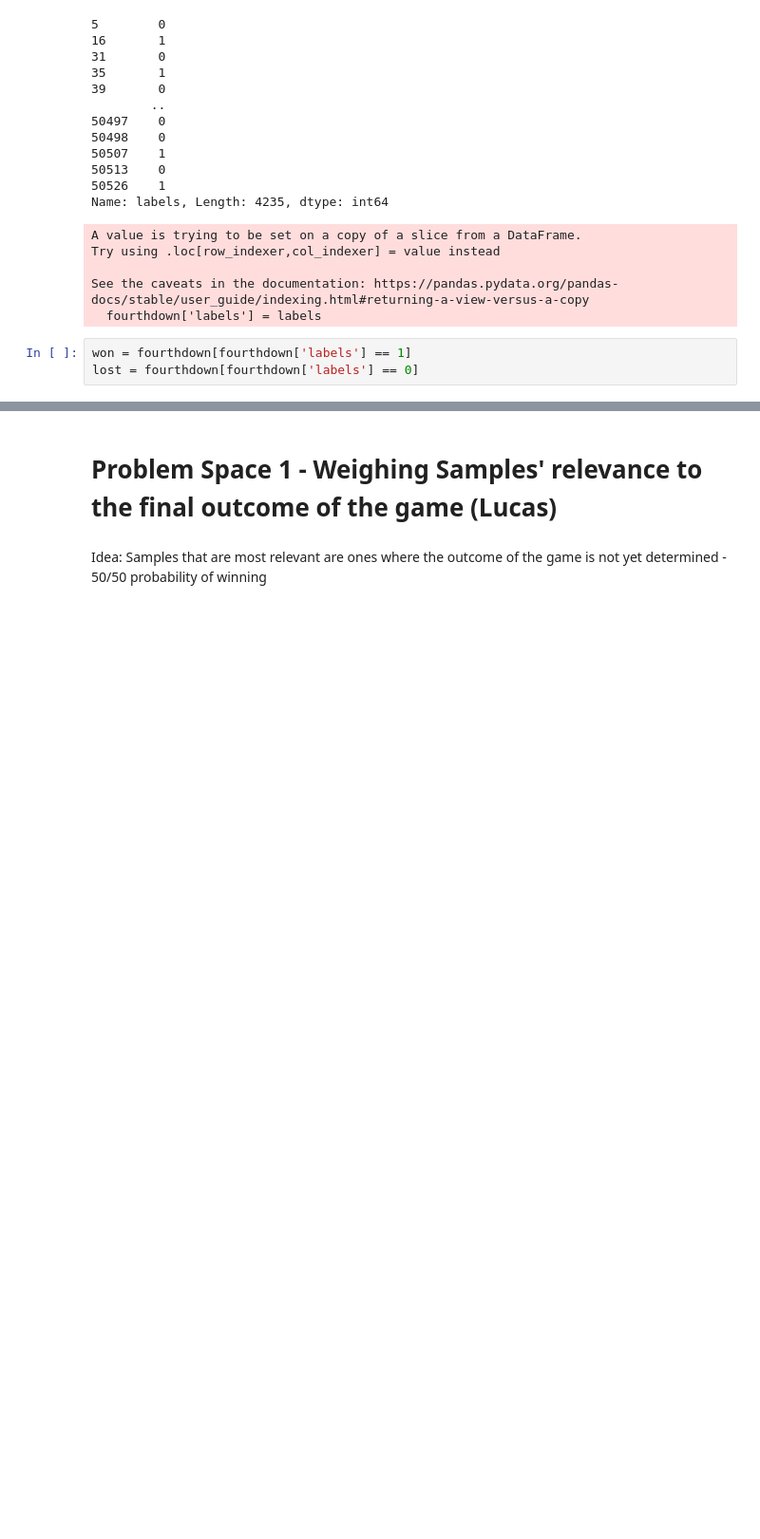
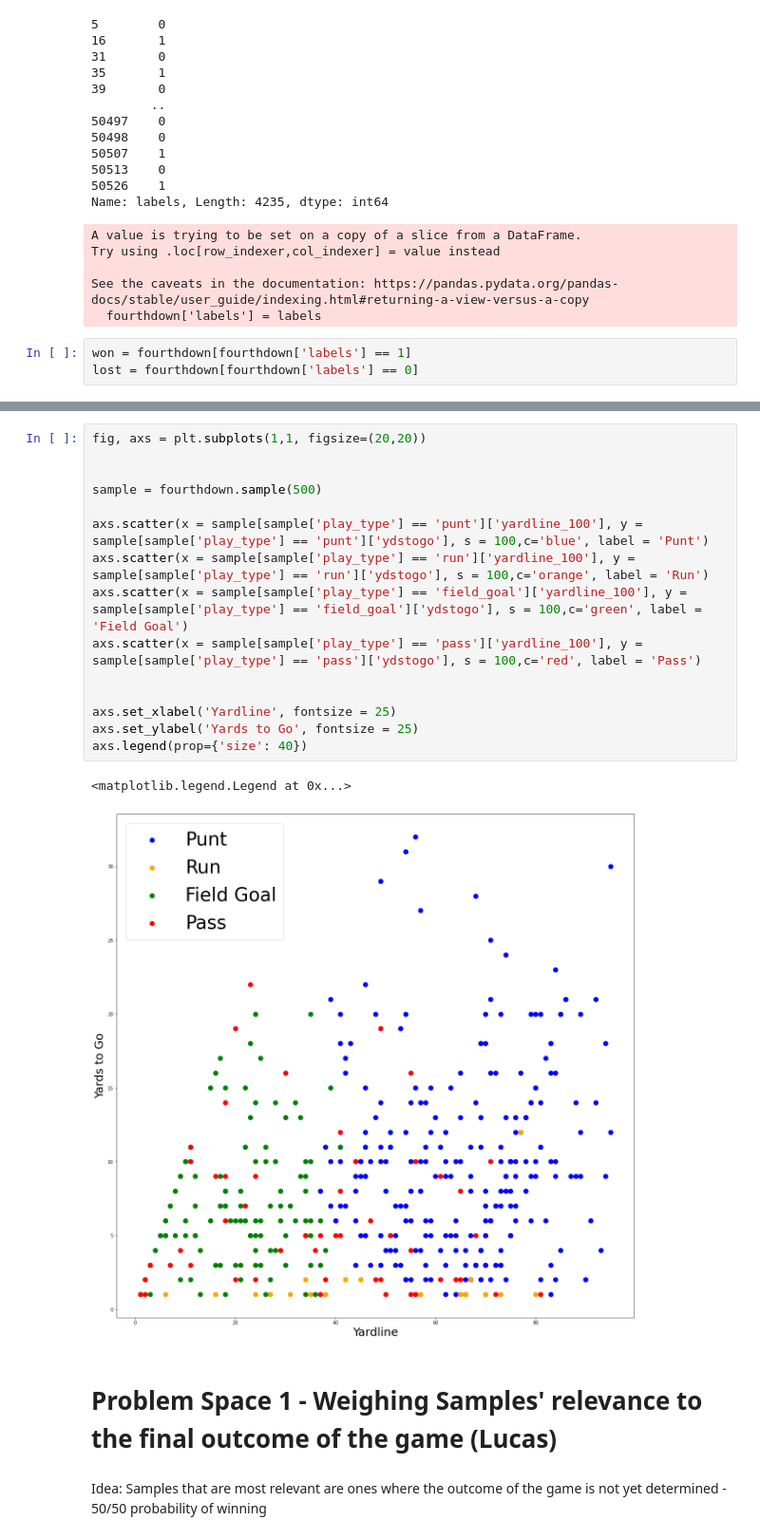
Before and after one commit to lderr4/CSCI-4622, a Jupyter notebook: data_analysis.ipynb, the cells around one changed output, grey strips where cells are left out. Shown: that part at 95% size. Drawn from its saved outputs; the diff is of its cells as text; blank space fills up the shorter version.

```diff
--- a/data_analysis.ipynb
+++ b/data_analysis.ipynb
@@ -239,3 +396,21 @@ This is the spread of plays that will be classified as successful or not success
+# %%
+fig, axs = plt.subplots(1,1, figsize=(20,20))
+
+
+sample = fourthdown.sample(500)
+
+axs.scatter(x = sample[sample['play_type'] == 'punt']['yardline_100'], y = sample[sample['play_type'] == 'punt']['ydstogo'], s = 100,c='blue', label = 'Punt')
+axs.scatter(x = sample[sample['play_type'] == 'run']['yardline_100'], y = sample[sample['play_type'] == 'run']['ydstogo'], s = 100,c='orange', label = 'Run')
+axs.scatter(x = sample[sample['play_type'] == 'field_goal']['yardline_100'], y = sample[sample['play_type'] == 'field_goal']['ydstogo'], s = 100,c='green', label = 'Field Goal')
+axs.scatter(x = sample[sample['play_type'] == 'pass']['yardline_100'], y = sample[sample['play_type'] == 'pass']['ydstogo'], s = 100,c='red', label = 'Pass')
+
+
+axs.set_xlabel('Yardline', fontsize = 25)
+axs.set_ylabel('Yards to Go', fontsize = 25)
+axs.legend(prop={'size': 40})
+# %% [output]
+<matplotlib.legend.Legend at 0x...>
+[figure, added]
 # %% [markdown]
 # Problem Space 1 - Weighing Samples' relevance to the final outcome of the game (Lucas)
 # %% [markdown]
```
Also changed, not shown: parts of 12 cells of this notebook.
